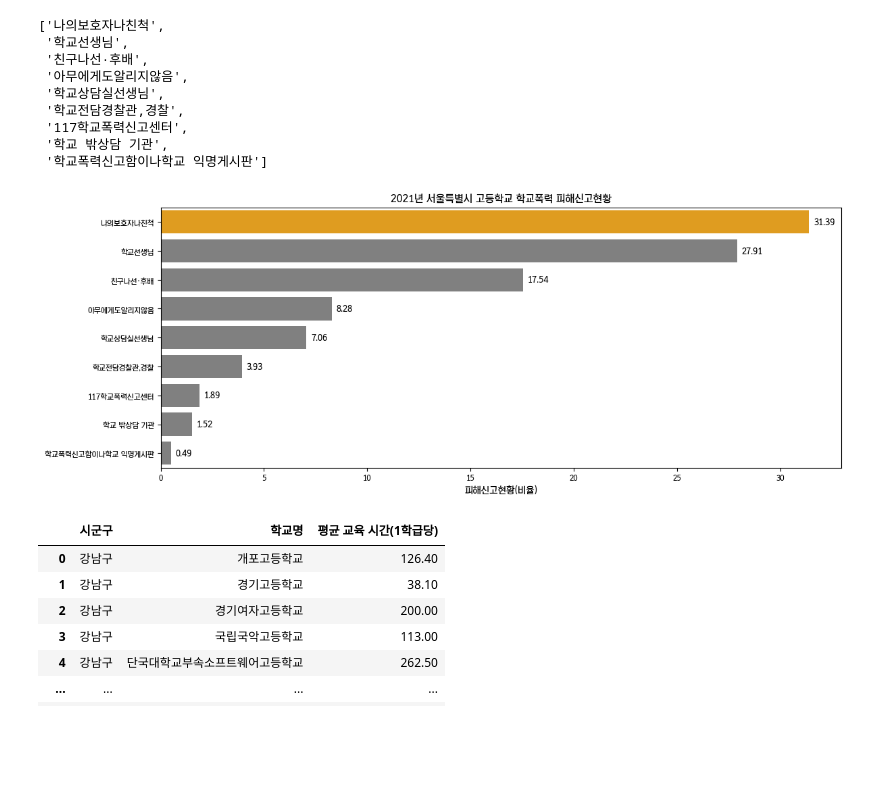
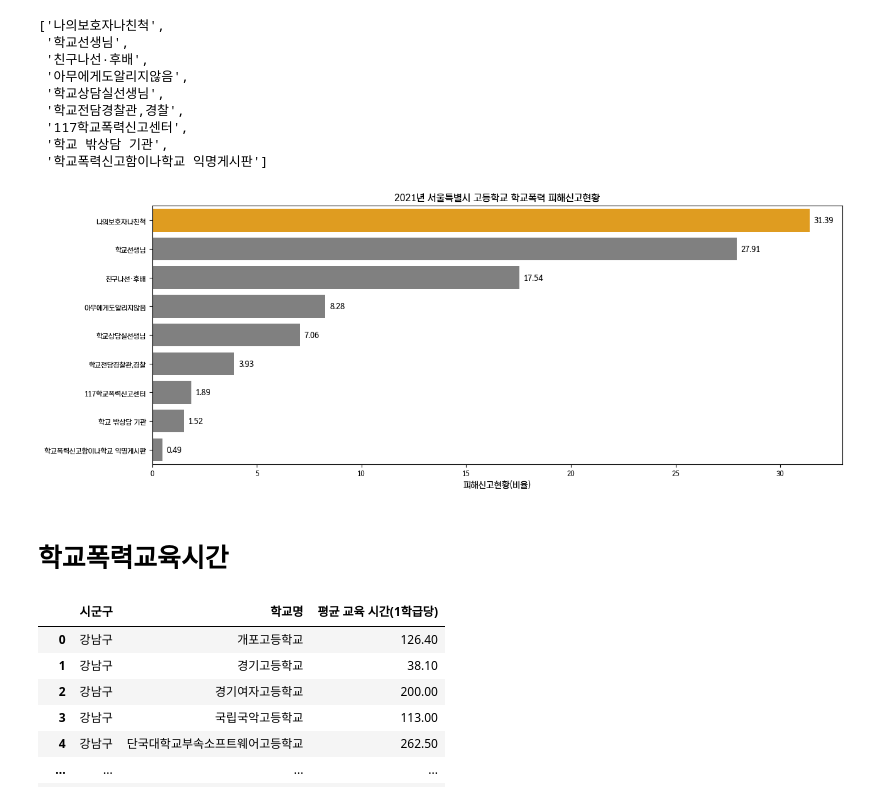
Before and after one commit to sooeun99/ConvergenceProject-School_Violence, a Jupyter notebook: Code/Analysis/학교알리미_2021_학교폭력_시각화.ipynb, the cells around one changed output. Cells and saved outputs as stored; diff of their text form; code cells hidden in the pictures; blank space fills up the shorter version.

Commit message:
plt.tight_layout()

```diff
--- a/Code/Analysis/학교알리미_2021_학교폭력_시각화.ipynb
+++ b/Code/Analysis/학교알리미_2021_학교폭력_시각화.ipynb
@@ -408,7 +408,7 @@ plt.show()
 # 학교폭력피해신고현황
 # %%
 # 4. 학교폭력피해신고현황 데이터 불러오기
-noti = pd.read_csv("C:/sooeun/DATAexam/ConvergenceProject-School_Violence/Data/2. Preprocessing_Data/학교알리미_2021_서울_학교폭력피해신고현황.csv")
+noti = pd.read_csv("C:/sooeun/DATAexam/ConvergenceProject-School_Violence/Data/학교알리미_2021_서울_학교폭력피해신고현황.csv")
 noti
 # %% [output]
 |  | 시군구 | 학교명 | 구분 | 나의보호자나친척 | 학교선생님 | 학교상담실선생님 | 학교폭력신고함이나학교 익명게시판 | 친구나선·후배 | 학교전담경찰관,경찰 | ... |
@@ -489,35 +489,38 @@ order_lst
 # 시각화
 fig, ax = plt.subplots()
 fig.set_size_inches(13, 5)
 
 
 cols = ['grey' if (x < max(noti_sum_rate_ver2.비율)) else 'orange' for x in noti_sum_rate_ver2.비율]
 # palette='Set3'
 # palette=cols
 
 splot = sns.barplot(data = noti_sum_rate_ver2, y='학교폭력_피해신고현황', x ='비율', order = order_lst, palette=cols)
 ax.set_title('2021년 서울특별시 고등학교 학교폭력 피해신고현황', size = 11)
 ax.set_xlabel('피해신고현황(비율)')
 plt.yticks(size = 8)
 plt.xticks(size = 8)
 ax.set_ylabel('')
 
 for p in splot.patches:
     ax.annotate("%.2f" % p.get_width(), xy=(p.get_width(), p.get_y()+p.get_height()/2),
             xytext=(5, 0), textcoords='offset points', ha="left", va="center", size = 9)
 
 ### 천단위 콤마 표시(x축)
 import matplotlib.ticker as tkr
 def xfunc(x, pos):
     s = '{:0,d}'.format(int(x))
     return s
 x_format = tkr.FuncFormatter(xfunc)
 ax.xaxis.set_major_formatter(x_format)
 
-plt.savefig("C:/sooeun/DATAexam/ConvergenceProject-School_Violence/Data/5. Visulization_Data/학교알리미_2021_고등학교_학교폭력_피해신고현황_시각화.png",dpi=300)
+plt.tight_layout()
+plt.savefig("C:/sooeun/DATAexam/ConvergenceProject-School_Violence/Data/학교알리미_2021_고등학교_학교폭력_피해신고현황_시각화.png",dpi=300)
 plt.show()
 # %% [output]
-[figure, old version]
+[figure, new version]
+# %% [markdown]
+# 학교폭력교육시간
 # %%
 # 5. 학교폭력교육시간 데이터 불러오기
 edu = pd.read_csv("C:/sooeun/DATAexam/ConvergenceProject-School_Violence/Data/2. Preprocessing_Data/학교알리미_2021_서울_학교폭력교육시간.csv")
```
Also changed, not shown: parts of 1 cell of this notebook.
